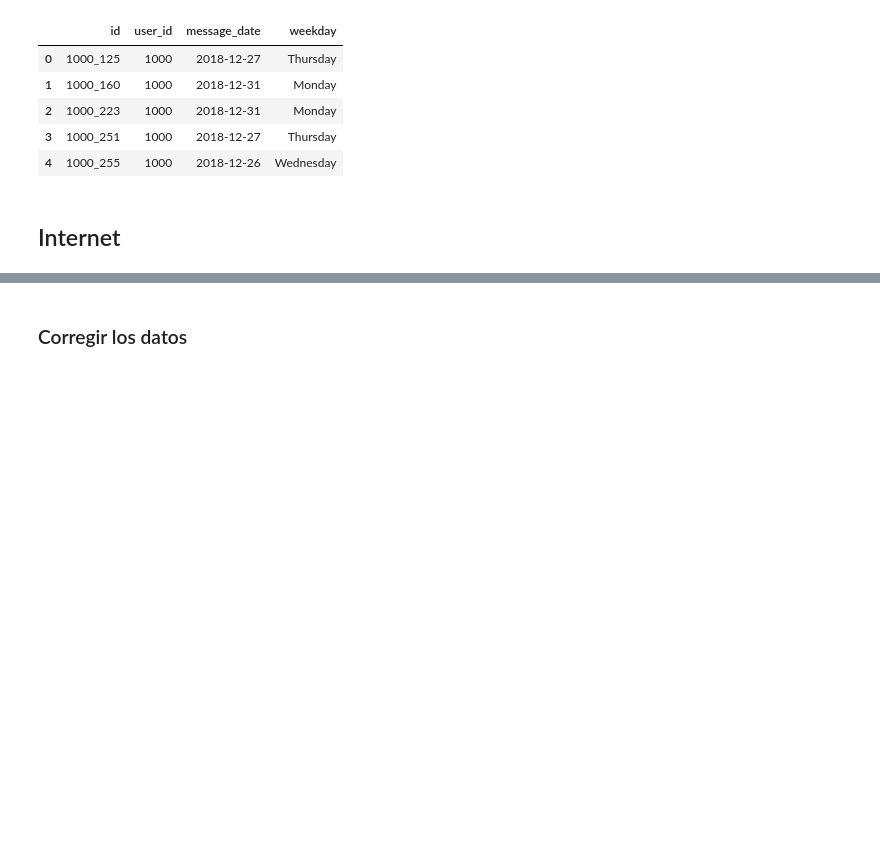
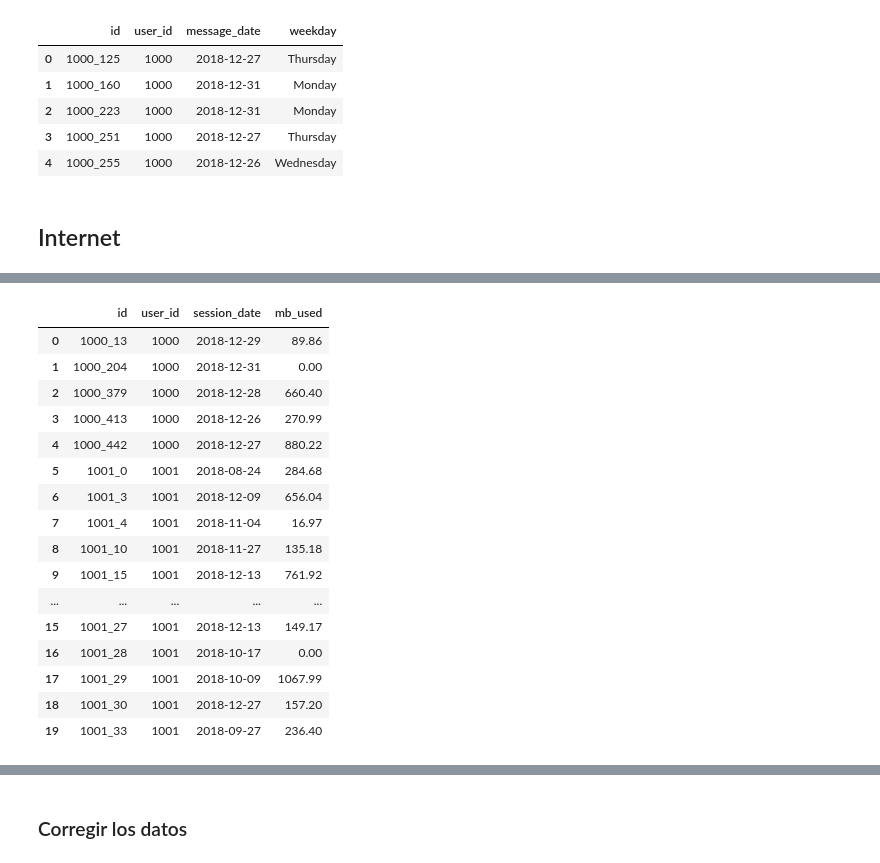
Before and after one commit to RulasBoy/TripleTen-Bootcamp, a Jupyter notebook: Sprint 5/notebook.ipynb, the cells around one changed output, grey strips where cells are left out. Saved outputs shown, nothing was run; the diff lists cells and outputs as text; code cells hidden in the pictures; blank space fills up the shorter version.

Commit message:
Corrección df internet

```diff
--- a/Sprint 5/notebook.ipynb
+++ b/Sprint 5/notebook.ipynb
@@ -403,4 +416,23 @@ memory usage: 2.3+ MB
 # %%
 # Imprime una muestra de datos para el tráfico de internet
+df_internet.head(20)
+# %% [output]
+|  | id | user_id | session_date | mb_used |
+| 0 | 1000_13 | 1000 | 2018-12-29 | 89.86 |
+| 1 | 1000_204 | 1000 | 2018-12-31 | 0.00 |
+| 2 | 1000_379 | 1000 | 2018-12-28 | 660.40 |
+| 3 | 1000_413 | 1000 | 2018-12-26 | 270.99 |
+| 4 | 1000_442 | 1000 | 2018-12-27 | 880.22 |
+| 5 | 1001_0 | 1001 | 2018-08-24 | 284.68 |
+| 6 | 1001_3 | 1001 | 2018-12-09 | 656.04 |
+| 7 | 1001_4 | 1001 | 2018-11-04 | 16.97 |
+| 8 | 1001_10 | 1001 | 2018-11-27 | 135.18 |
+| 9 | 1001_15 | 1001 | 2018-12-13 | 761.92 |
+| ... | ... | ... | ... | ... |
+| 15 | 1001_27 | 1001 | 2018-12-13 | 149.17 |
+| 16 | 1001_28 | 1001 | 2018-10-17 | 0.00 |
+| 17 | 1001_29 | 1001 | 2018-10-09 | 1067.99 |
+| 18 | 1001_30 | 1001 | 2018-12-27 | 157.20 |
+| 19 | 1001_33 | 1001 | 2018-09-27 | 236.40 |
 # %% [markdown]
 [Describe lo que ves y observas en la información general y en la muestra de datos impresa para el precio de datos anterior. ¿Hay algún problema (tipos de datos no adecuados, datos ausentes, etc.) que pudieran necesitar investigación y cambios adicionales? ¿Cómo se puede arreglar?]
```
Also changed, not shown: parts of 5 cells of this notebook.
